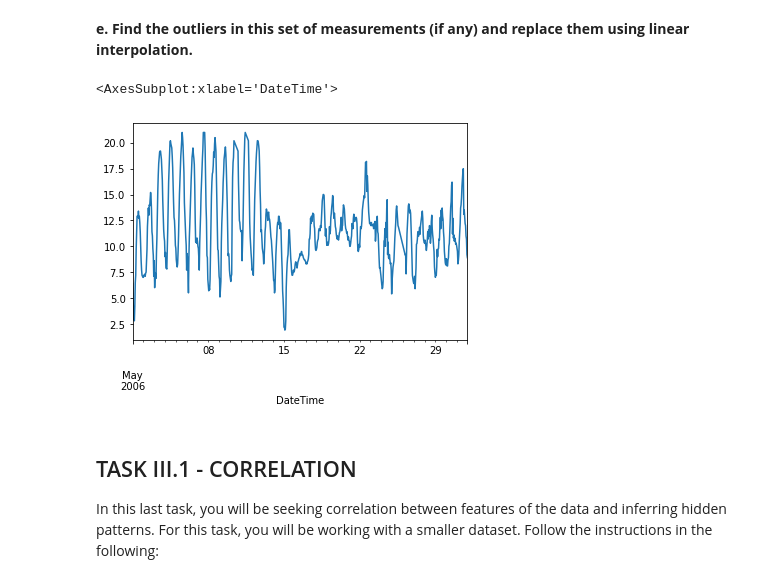
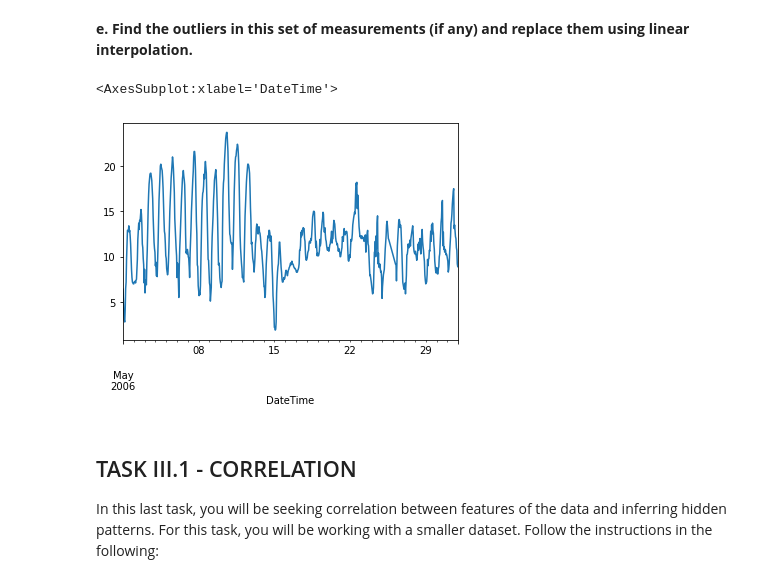
Before and after one commit to akalisvm/Data-Analytics-Assignment, a Jupyter notebook: Coursework_weather_data.ipynb, the cells around one changed output. Drawn from its saved outputs; the diff is of its cells as text; code cells hidden in the pictures.

```diff
--- a/Coursework_weather_data.ipynb
+++ b/Coursework_weather_data.ipynb
@@ -137,28 +366,28 @@ df['Odense']['Temp']['2006-05'].plot()
 # %%
 ###########################
 
 col = df['Odense']['Temp']['2006-05']
-median = col.median()
-mad = col.mad()
+mean = col.mean()
+std = col.std()
 
 def get_zscore(x):
-    return (x - median) / mad
+    return (x - mean) / std
 
 def temp_map(x):
     zscore = get_zscore(x)
     if zscore < -3 or zscore > 3:
         return np.nan
     else:
         return x
 
 col = col.map(temp_map)
 col = col.fillna(col.interpolate())
 col.plot()
 
 ###########################
 # %% [output]
 <AxesSubplot:xlabel='DateTime'>
-[figure, old version]
+[figure, new version]
 # %% [markdown]
 ## TASK III.1 - CORRELATION
 
```
Also changed, not shown: parts of 26 cells of this notebook.
